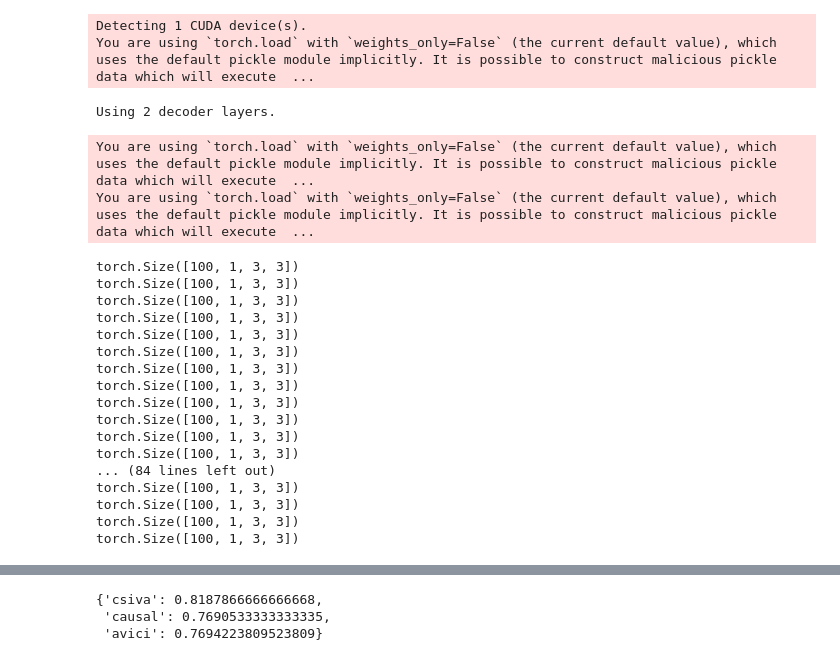
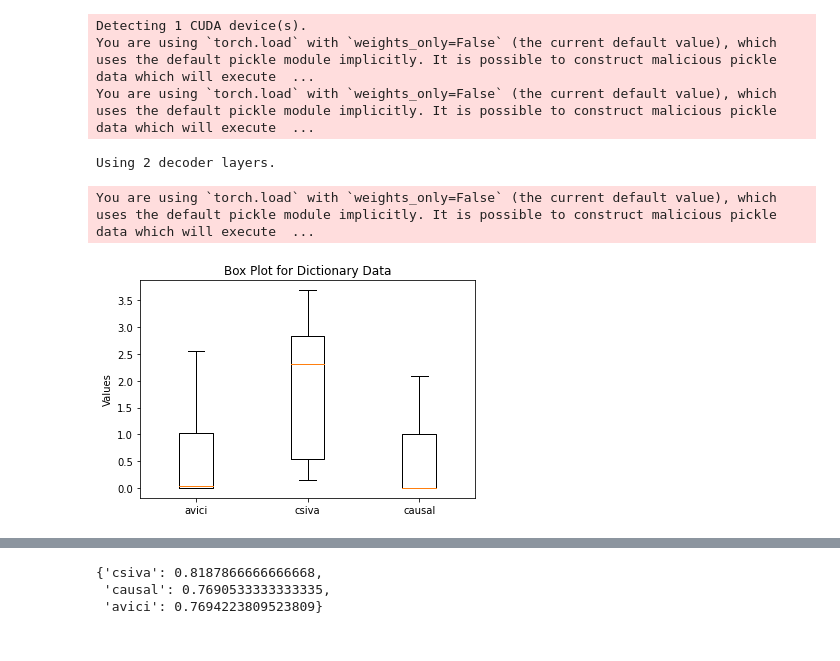
Before and after one commit to Anish144/CausalStructureNeuralProcess, a Jupyter notebook: ml2_meta_causal_discovery/notebooks/plot_linear_result.ipynb, the cells around one changed output, grey strips where cells are left out. Drawn from its saved outputs; the diff is of its cells as text; code cells hidden in the pictures.

```diff
--- a/ml2_meta_causal_discovery/notebooks/plot_linear_result.ipynb
+++ b/ml2_meta_causal_discovery/notebooks/plot_linear_result.ipynb
@@ -97,15 +97,16 @@ from ml2_meta_causal_discovery.utils.metrics import (
     expected_f1_score,
 )
 import numpy as np
+from ml2_meta_causal_discovery.utils.metrics import cyclicity
 
 
 model_folder = Path(
     "/vol/bitbucket/ad6013/Research/CausalStructureNeuralProcess/ml2_meta_causal_discovery/experiments/causal_classification/models"
 )
 MODELS = {
+    "avici": AviciDecoder,
     "csiva": CsivaDecoder,
     "causal": CausalProbabilisticDecoder,
-    "avici": AviciDecoder,
 
 }
 # Define the path to the test file
@@ -128,14 +129,17 @@ TNPD_KWARGS = dict(
     num_layers_decoder=4,
     device="cuda" if th.cuda.is_available() else "cpu",
     dtype=th.float32,
-    num_nodes=3,
+    num_nodes=10,
     n_perm_samples=25,
     sinkhorn_iter=1000,
     use_positional_encoding=False,
 )
 
 
+all_shd_dict = {}
 all_f1_dict = {}
+all_samples = {}
+total_acyclic = {model:0 for model in MODELS.keys()}
 for model_name, model_class in MODELS.items():
     model = model_class(**TNPD_KWARGS)
     model.load_state_dict(th.load(model_folder / f"linear_gaussian_{model_name}" / "model_0.pt"))
@@ -143,37 +147,40 @@ for model_name, model_class in MODELS.items():
     model.to(TNPD_KWARGS['device'])
     with th.no_grad():
         all_f1_scores = []
+        all_shd_scores = []
         for i in range(len(test_dataset)):
-            data = test_dataset[1]
+            # Create normalised 2var data
+            # x = th.randn(1, 1000, 1)
+            # y = x @ th.randn(1, 1) + th.randn(1, 1000, 1) * 0.1
+            # z = th.randn(1, 1000, 1)
+            # full_data = th.cat([x, y, z], dim=-1)
+            # norm_full_data = (full_data - full_data.mean(dim=1, keepdim=True)) / full_data.std(dim=1, keepdim=True)
+            # label = th.tensor([[0, 1, 0], [0, 0, 0], [0, 0, 0]]).to(th.float32)[None]
+            # x = norm_full_data.to(TNPD_KWARGS['device'], th.float32)
+            # label = label.to(th.float32)
+
+            data = test_dataset[i]
             x, label = th.from_numpy(data[0]).to(TNPD_KWARGS['device']), th.from_numpy(data[1])
             x = x.to(th.float32)
             label = label.to(th.float32)
             x = x[None]
             label = label[None]
             pred = model.sample(x, num_samples=100)
-            f1_score = expected_f1_score(label, pred.detach().cpu())
+            pred_analyse = pred.detach().cpu()
+            # Count unmber of acyclic graphs
+            num_acyclic = sum([cyclicity(sample[0]) > 0 for sample in pred_analyse.detach().cpu()])
+            total_acyclic[model_name] += num_acyclic
+            # Calculate SHD
+            shd = expected_shd(label.numpy(), pred_analyse.numpy())
+            all_shd_scores.append(shd)
+            # Calculate F1
+            f1_score = expected_f1_score(label, pred_analyse)
             all_f1_scores.append(f1_score)
-        all_f1_dict[model_name] = np.mean(all_f1_scores)
+        all_shd_dict[model_name] = all_shd_scores
+        all_f1_dict[model_name] = all_f1_scores
 # %% [output]
 Detecting 1 CUDA device(s).
 You are using `torch.load` with `weights_only=False` (the current default value), which uses the default pickle module implicitly. It is possible to construct malicious pickle data which will execute  ...
+You are using `torch.load` with `weights_only=False` (the current default value), which uses the default pickle module implicitly. It is possible to construct malicious pickle data which will execute  ...
 Using 2 decoder layers.
 You are using `torch.load` with `weights_only=False` (the current default value), which uses the default pickle module implicitly. It is possible to construct malicious pickle data which will execute  ...
-You are using `torch.load` with `weights_only=False` (the current default value), which uses the default pickle module implicitly. It is possible to construct malicious pickle data which will execute  ...
-torch.Size([100, 1, 3, 3])
-torch.Size([100, 1, 3, 3])
-torch.Size([100, 1, 3, 3])
-torch.Size([100, 1, 3, 3])
-torch.Size([100, 1, 3, 3])
-torch.Size([100, 1, 3, 3])
-torch.Size([100, 1, 3, 3])
-torch.Size([100, 1, 3, 3])
-torch.Size([100, 1, 3, 3])
-torch.Size([100, 1, 3, 3])
-torch.Size([100, 1, 3, 3])
-torch.Size([100, 1, 3, 3])
-... (84 lines left out)
-torch.Size([100, 1, 3, 3])
-torch.Size([100, 1, 3, 3])
-torch.Size([100, 1, 3, 3])
-torch.Size([100, 1, 3, 3])
@@ -179,0 +189,26 @@ torch.Size([100, 1, 3, 3])
+# %%
+def plot_boxplot(data_dict):
+    """
+    Creates a box plot for the values in a dictionary where the values are arrays.
+
+    :param data_dict: Dictionary where values are arrays or lists of arrays
+    """
+    # Convert dictionary values (arrays) to a list of numeric values for each key
+    data_values = {key: [item[0] if isinstance(item, np.ndarray) else item for item in values] for key, values in data_dict.items()}
+
+    # Create boxplot
+    plt.boxplot(data_values.values())
+
+    # Set x-ticks to the dictionary keys
+    plt.xticks(range(1, len(data_dict.keys()) + 1), data_dict.keys())
+
+    # Add titles and labels
+    plt.title('Box Plot for Dictionary Data')
+    plt.ylabel('Values')
+
+    # Show plot
+    plt.show()
+# %%
+plot_boxplot(all_shd_dict)
+# %% [output]
+[figure, added]
```
Also changed, not shown: parts of 11 cells of this notebook, 22 other files.
